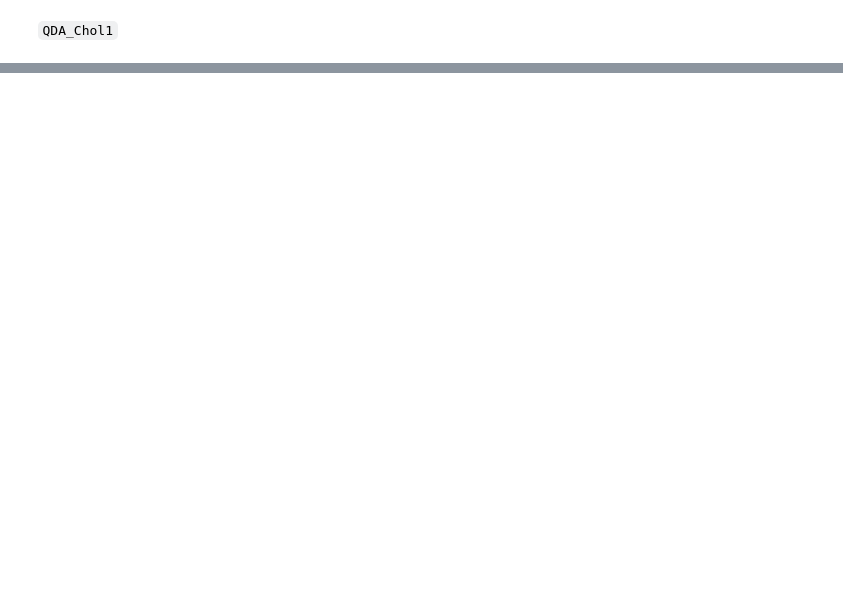
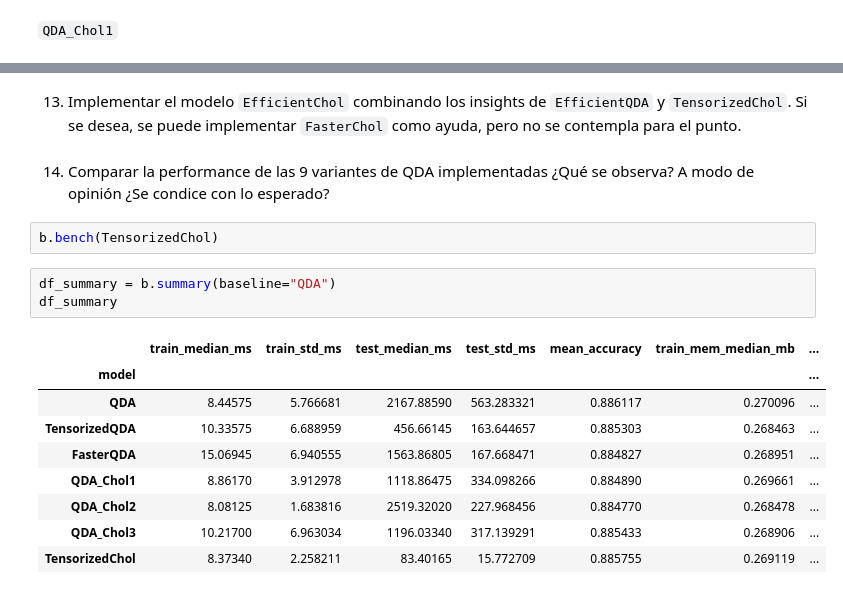
Before and after one commit to OrellanaCesar/analisis_matematico_IA, a Jupyter notebook: respuestas.ipynb, the cells around one changed output, grey strips where cells are left out. Drawn from its saved outputs; the diff is of its cells as text; blank space fills up the shorter version.

Commit message:
Se agrega gitignore. Se crea clase TensorizedChol y se benchea

```diff
--- a/respuestas.ipynb
+++ b/respuestas.ipynb
@@ -300,0 +321,19 @@ df_summary
+# %% [markdown]
+13. Implementar el modelo `EfficientChol` combinando los insights de `EfficientQDA` y `TensorizedChol`. Si se desea, se puede implementar `FasterChol` como ayuda, pero no se contempla para el punto.
+# %% [markdown]
+14. Comparar la performance de las 9 variantes de QDA implementadas ¿Qué se observa? A modo de opinión ¿Se condice con lo esperado?
+# %%
+b.bench(TensorizedChol)
+# %%
+df_summary = b.summary(baseline="QDA")
+df_summary
+# %% [output]
+|  | train_median_ms | train_std_ms | test_median_ms | test_std_ms | mean_accuracy | train_mem_median_mb | ... |
+| model |  |  |  |  |  |  | ... |
+| QDA | 8.44575 | 5.766681 | 2167.88590 | 563.283321 | 0.886117 | 0.270096 | ... |
+| TensorizedQDA | 10.33575 | 6.688959 | 456.66145 | 163.644657 | 0.885303 | 0.268463 | ... |
+| FasterQDA | 15.06945 | 6.940555 | 1563.86805 | 167.668471 | 0.884827 | 0.268951 | ... |
+| QDA_Chol1 | 8.86170 | 3.912978 | 1118.86475 | 334.098266 | 0.884890 | 0.269661 | ... |
+| QDA_Chol2 | 8.08125 | 1.683816 | 2519.32020 | 227.968456 | 0.884770 | 0.268478 | ... |
+| QDA_Chol3 | 10.21700 | 6.963034 | 1196.03340 | 317.139291 | 0.885433 | 0.268906 | ... |
+| TensorizedChol | 8.37340 | 2.258211 | 83.40165 | 15.772709 | 0.885755 | 0.269119 | ... |
```
Also changed, not shown: parts of 4 cells of this notebook, 1 other file.
